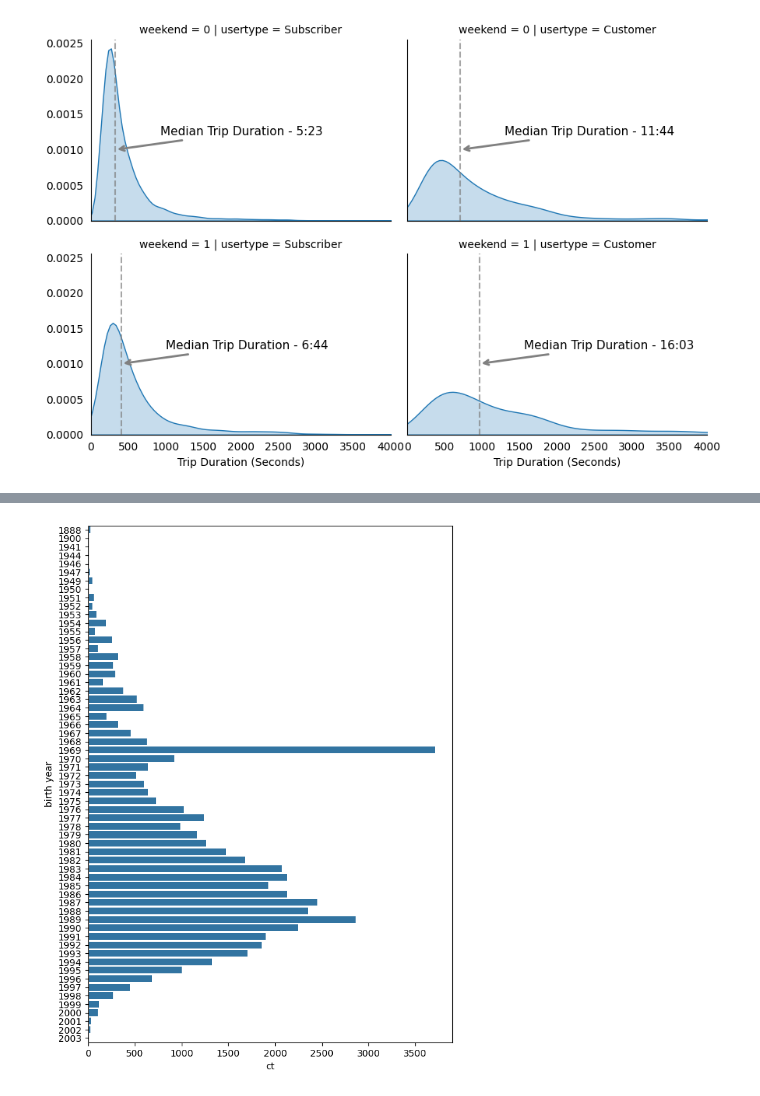
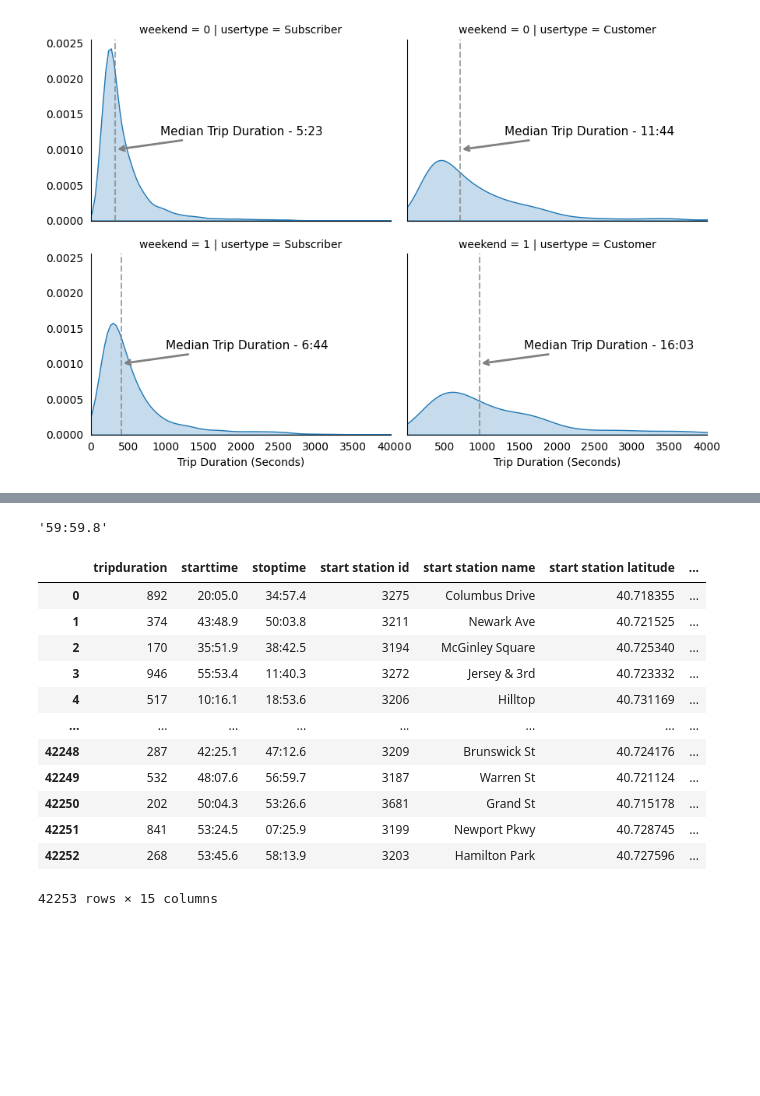
Before and after one commit to nickxscott/INFO658, a Jupyter notebook: notebooks/claudeSandbox/workingwithdata.ipynb, the cells around one changed output, grey strips where cells are left out. Cells and saved outputs as stored; diff of their text form; code cells hidden in the pictures; blank space fills up the shorter version.

```diff
--- a/notebooks/claudeSandbox/workingwithdata.ipynb
+++ b/notebooks/claudeSandbox/workingwithdata.ipynb
@@ -609,10 +704,20 @@ for ax, median in zip(g.axes.flat, median_list):
-# %%
-import seaborn as sns
-import matplotlib.pyplot as plt
-fig, ax = plt.subplots(figsize=(7, 10))
-
-df_bar=df.groupby(['birth year'])['birth year'].count().reset_index(name='ct')
-df_bar['birth year']=df_bar['birth year'].astype(str)
-sns.barplot(data=df_bar, y='birth year', x='ct');
-# %% [output]
-[figure, removed]
+# %%
+df_clean.starttime.max()
+# %% [output]
+'59:59.8'
+# %%
+df
+# %% [output]
+|  | tripduration | starttime | stoptime | start station id | start station name | start station latitude | ... |
+| 0 | 892 | 20:05.0 | 34:57.4 | 3275 | Columbus Drive | 40.718355 | ... |
+| 1 | 374 | 43:48.9 | 50:03.8 | 3211 | Newark Ave | 40.721525 | ... |
+| 2 | 170 | 35:51.9 | 38:42.5 | 3194 | McGinley Square | 40.725340 | ... |
+| 3 | 946 | 55:53.4 | 11:40.3 | 3272 | Jersey & 3rd | 40.723332 | ... |
+| 4 | 517 | 10:16.1 | 18:53.6 | 3206 | Hilltop | 40.731169 | ... |
+| ... | ... | ... | ... | ... | ... | ... | ... |
+| 42248 | 287 | 42:25.1 | 47:12.6 | 3209 | Brunswick St | 40.724176 | ... |
+| 42249 | 532 | 48:07.6 | 56:59.7 | 3187 | Warren St | 40.721124 | ... |
+| 42250 | 202 | 50:04.3 | 53:26.6 | 3681 | Grand St | 40.715178 | ... |
+| 42251 | 841 | 53:24.5 | 07:25.9 | 3199 | Newport Pkwy | 40.728745 | ... |
+| 42252 | 268 | 53:45.6 | 58:13.9 | 3203 | Hamilton Park | 40.727596 | ... |
+42253 rows × 15 columns
```
Also changed, not shown: parts of 1 cell of this notebook, 2 other files.
